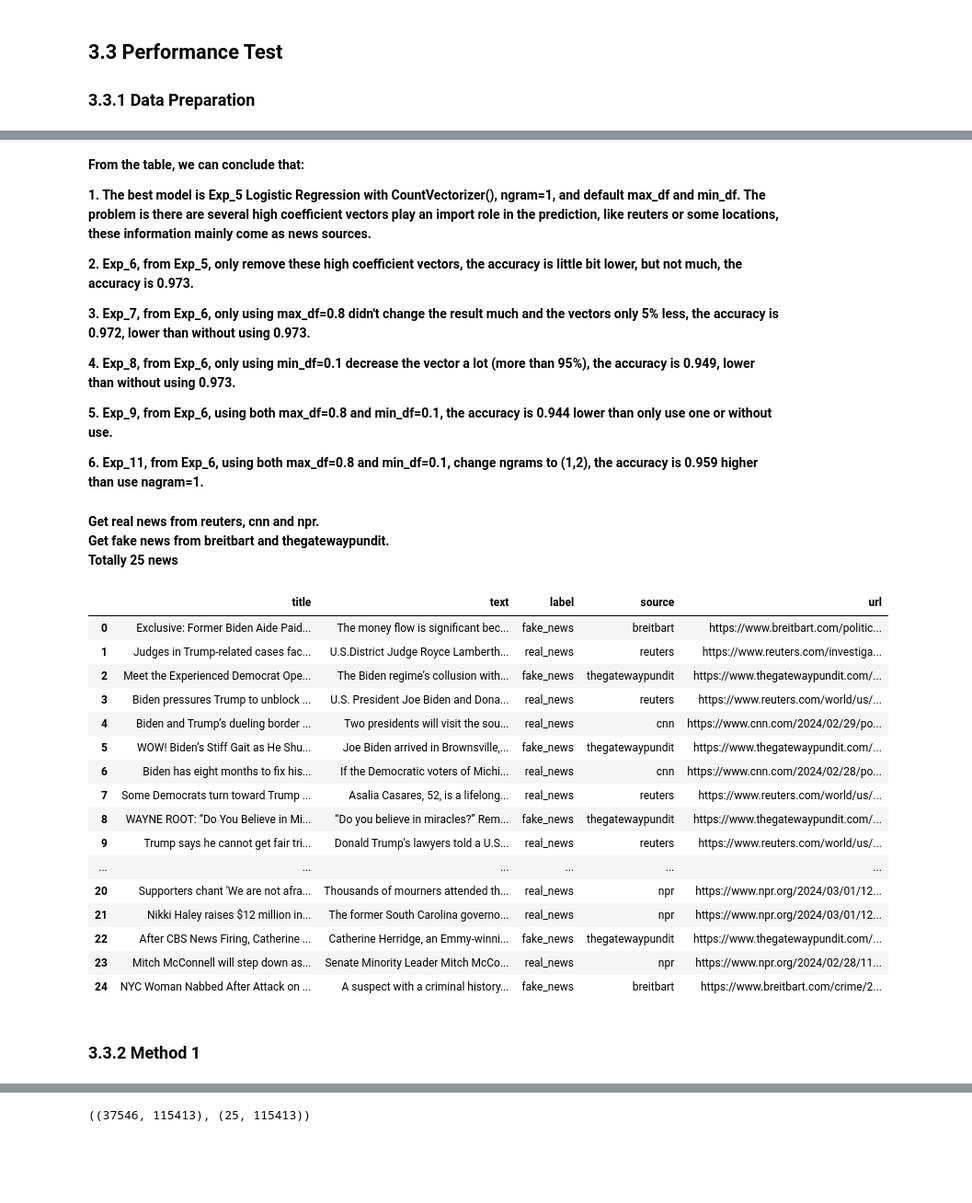
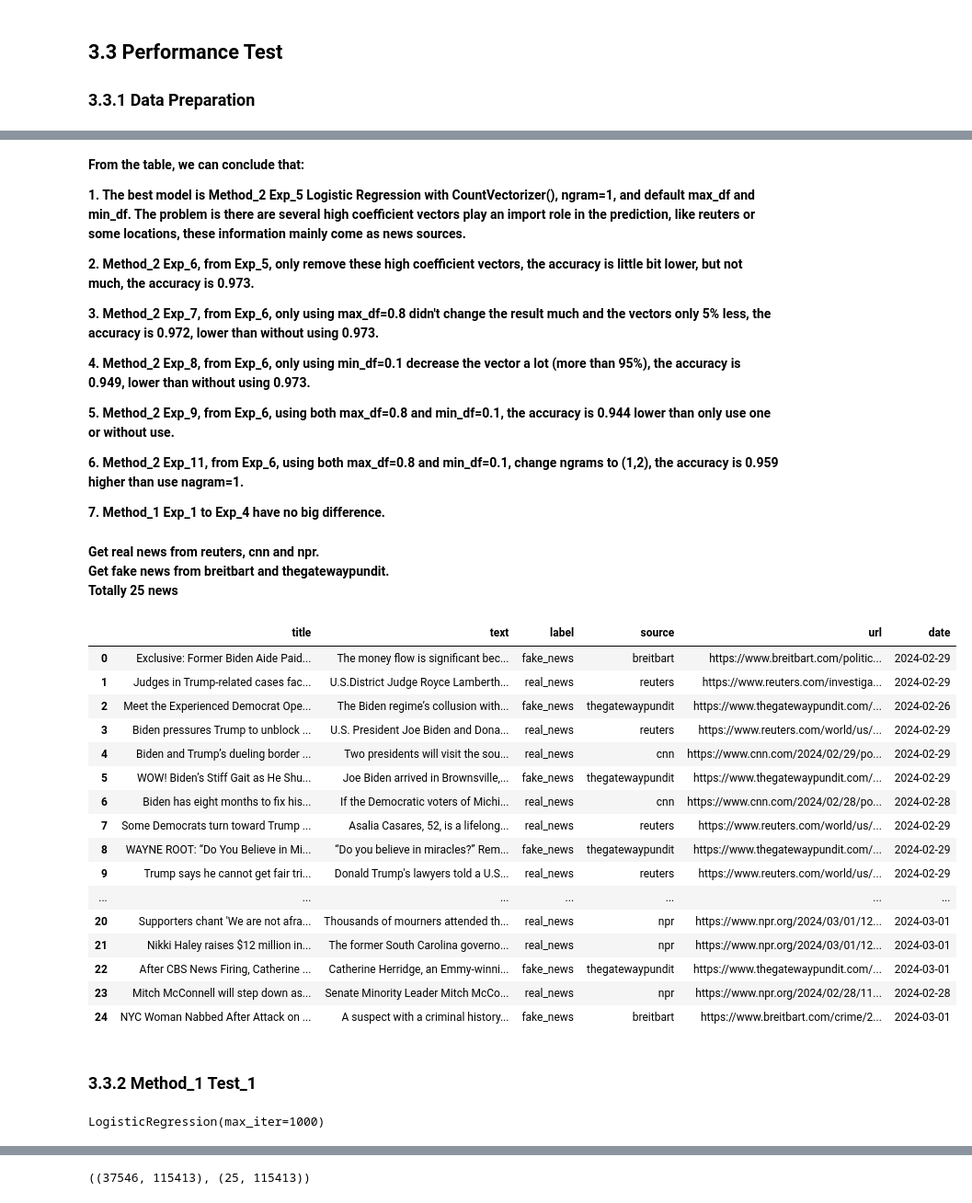
Before and after one commit to tsar1987/Capstone_Project_Three, a Jupyter notebook: Capstone_Three_Step_3_Data_Preprocessing_and_Modeling.ipynb, the cells around one changed output, grey strips where cells are left out. Shown: that part at 92% size. Saved outputs shown, nothing was run; the diff lists cells and outputs as text; code cells hidden in the pictures; blank space fills up the shorter version.

```diff
--- a/Capstone_Three_Step_3_Data_Preprocessing_and_Modeling.ipynb
+++ b/Capstone_Three_Step_3_Data_Preprocessing_and_Modeling.ipynb
@@ -1150,39 +1156,41 @@ pd.DataFrame(hyperparameter_table).set_index('Exp').sort_values('Test_Accuracy',
 # %% [markdown]
 **From the table, we can conclude that:**
 
-**1. The best model is Exp_5 Logistic Regression with CountVectorizer(), ngram=1, and default max_df and min_df. The problem is there are several high coefficient vectors play an import role in the prediction, like reuters or some locations, these information mainly come as news sources.**
+**1. The best model is Method_2 Exp_5 Logistic Regression with CountVectorizer(), ngram=1, and default max_df and min_df. The problem is there are several high coefficient vectors play an import role in the prediction, like reuters or some locations, these information mainly come as news sources.**
 
-**2. Exp_6, from Exp_5, only remove these high coefficient vectors, the accuracy is little bit lower, but not much, the accuracy is 0.973.**
+**2. Method_2 Exp_6, from Exp_5, only remove these high coefficient vectors, the accuracy is little bit lower, but not much, the accuracy is 0.973.**
 
-**3. Exp_7, from Exp_6, only using max_df=0.8 didn't change the result much and the vectors only 5% less, the accuracy is 0.972, lower than without using 0.973.**
+**3. Method_2 Exp_7, from Exp_6, only using max_df=0.8 didn't change the result much and the vectors only 5% less, the accuracy is 0.972, lower than without using 0.973.**
 
-**4. Exp_8, from Exp_6, only using min_df=0.1 decrease the vector a lot (more than 95%), the accuracy is 0.949, lower than without using 0.973.**
+**4. Method_2 Exp_8, from Exp_6, only using min_df=0.1 decrease the vector a lot (more than 95%), the accuracy is 0.949, lower than without using 0.973.**
 
-**5. Exp_9, from Exp_6, using both max_df=0.8 and min_df=0.1, the accuracy is 0.944 lower than only use one or without use.**
+**5. Method_2 Exp_9, from Exp_6, using both max_df=0.8 and min_df=0.1, the accuracy is 0.944 lower than only use one or without use.**
 
-**6. Exp_11, from Exp_6, using both max_df=0.8 and min_df=0.1, change ngrams to (1,2), the accuracy is 0.959 higher than use nagram=1.**
+**6. Method_2 Exp_11, from Exp_6, using both max_df=0.8 and min_df=0.1, change ngrams to (1,2), the accuracy is 0.959 higher than use nagram=1.**
+
+**7. Method_1 Exp_1 to Exp_4 have no big difference.**
 # %% [markdown]
 **Get real news from reuters, cnn and npr.**
 **Get fake news from breitbart and thegatewaypundit.**
 **Totally 25 news**
 # %%
-test = pd.read_csv('../Data/test_set_Feb29_2024.csv')
+test = pd.read_csv('../Data/test_set_Feb29_2024.csv', parse_dates=['date'])
 test
 # %% [output]
-|  | title | text | label | source | url |
-| 0 | Exclusive: Former Biden Aide Paid... | The money flow is significant bec... | fake_news | breitbart | https://www.breitbart.com/politic... |
-| 1 | Judges in Trump-related cases fac... | U.S.District Judge Royce Lamberth... | real_news | reuters | https://www.reuters.com/investiga... |
-| 2 | Meet the Experienced Democrat Ope... | The Biden regime’s collusion with... | fake_news | thegatewaypundit | https://www.thegatewaypundit.com/... |
-| 3 | Biden pressures Trump to unblock ... | U.S. President Joe Biden and Dona... | real_news | reuters | https://www.reuters.com/world/us/... |
-| 4 | Biden and Trump’s dueling border ... | Two presidents will visit the sou... | real_news | cnn | https://www.cnn.com/2024/02/29/po... |
-| 5 | WOW! Biden’s Stiff Gait as He Shu... | Joe Biden arrived in Brownsville,... | fake_news | thegatewaypundit | https://www.thegatewaypundit.com/... |
-| 6 | Biden has eight months to fix his... | If the Democratic voters of Michi... | real_news | cnn | https://www.cnn.com/2024/02/28/po... |
-| 7 | Some Democrats turn toward Trump ... | Asalia Casares, 52, is a lifelong... | real_news | reuters | https://www.reuters.com/world/us/... |
-| 8 | WAYNE ROOT: “Do You Believe in Mi... | “Do you believe in miracles?” Rem... | fake_news | thegatewaypundit | https://www.thegatewaypundit.com/... |
-| 9 | Trump says he cannot get fair tri... | Donald Trump's lawyers told a U.S... | real_news | reuters | https://www.reuters.com/world/us/... |
-| ... | ... | ... | ... | ... | ... |
-| 20 | Supporters chant 'We are not afra... | Thousands of mourners attended th... | real_news | npr | https://www.npr.org/2024/03/01/12... |
-| 21 | Nikki Haley raises $12 million in... | The former South Carolina governo... | real_news | npr | https://www.npr.org/2024/03/01/12... |
-| 22 | After CBS News Firing, Catherine ... | Catherine Herridge, an Emmy-winni... | fake_news | thegatewaypundit | https://www.thegatewaypundit.com/... |
-| 23 | Mitch McConnell will step down as... | Senate Minority Leader Mitch McCo... | real_news | npr | https://www.npr.org/2024/02/28/11... |
-| 24 | NYC Woman Nabbed After Attack on ... | A suspect with a criminal history... | fake_news | breitbart | https://www.breitbart.com/crime/2... |
+|  | title | text | label | source | url | date |
+| 0 | Exclusive: Former Biden Aide Paid... | The money flow is significant bec... | fake_news | breitbart | https://www.breitbart.com/politic... | 2024-02-29 |
+| 1 | Judges in Trump-related cases fac... | U.S.District Judge Royce Lamberth... | real_news | reuters | https://www.reuters.com/investiga... | 2024-02-29 |
+| 2 | Meet the Experienced Democrat Ope... | The Biden regime’s collusion with... | fake_news | thegatewaypundit | https://www.thegatewaypundit.com/... | 2024-02-26 |
+| 3 | Biden pressures Trump to unblock ... | U.S. President Joe Biden and Dona... | real_news | reuters | https://www.reuters.com/world/us/... | 2024-02-29 |
+| 4 | Biden and Trump’s dueling border ... | Two presidents will visit the sou... | real_news | cnn | https://www.cnn.com/2024/02/29/po... | 2024-02-29 |
+| 5 | WOW! Biden’s Stiff Gait as He Shu... | Joe Biden arrived in Brownsville,... | fake_news | thegatewaypundit | https://www.thegatewaypundit.com/... | 2024-02-29 |
+| 6 | Biden has eight months to fix his... | If the Democratic voters of Michi... | real_news | cnn | https://www.cnn.com/2024/02/28/po... | 2024-02-28 |
+| 7 | Some Democrats turn toward Trump ... | Asalia Casares, 52, is a lifelong... | real_news | reuters | https://www.reuters.com/world/us/... | 2024-02-29 |
+| 8 | WAYNE ROOT: “Do You Believe in Mi... | “Do you believe in miracles?” Rem... | fake_news | thegatewaypundit | https://www.thegatewaypundit.com/... | 2024-02-29 |
+| 9 | Trump says he cannot get fair tri... | Donald Trump's lawyers told a U.S... | real_news | reuters | https://www.reuters.com/world/us/... | 2024-02-29 |
+| ... | ... | ... | ... | ... | ... | ... |
+| 20 | Supporters chant 'We are not afra... | Thousands of mourners attended th... | real_news | npr | https://www.npr.org/2024/03/01/12... | 2024-03-01 |
+| 21 | Nikki Haley raises $12 million in... | The former South Carolina governo... | real_news | npr | https://www.npr.org/2024/03/01/12... | 2024-03-01 |
+| 22 | After CBS News Firing, Catherine ... | Catherine Herridge, an Emmy-winni... | fake_news | thegatewaypundit | https://www.thegatewaypundit.com/... | 2024-03-01 |
+| 23 | Mitch McConnell will step down as... | Senate Minority Leader Mitch McCo... | real_news | npr | https://www.npr.org/2024/02/28/11... | 2024-02-28 |
+| 24 | NYC Woman Nabbed After Attack on ... | A suspect with a criminal history... | fake_news | breitbart | https://www.breitbart.com/crime/2... | 2024-03-01 |
@@ -1189,2 +1209,2 @@ test
 # %% [markdown]
-### 3.3.2 Method 1
+### 3.3.2 Method_1 Test_1
@@ -1190,0 +1220,7 @@ test
+# %%
+# initiate the model
+lr_classifier = LogisticRegression(max_iter=1000)
+# fit model
+lr_classifier.fit(X_train, y_train)
+# %% [output]
+LogisticRegression(max_iter=1000)
```
Also changed, not shown: parts of 50 cells of this notebook.
